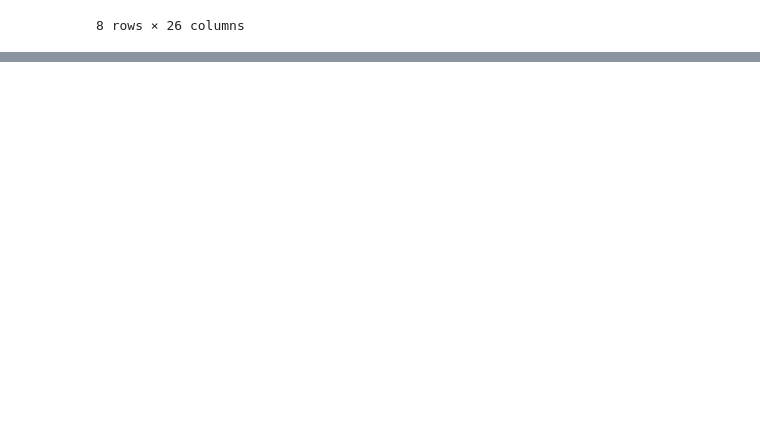
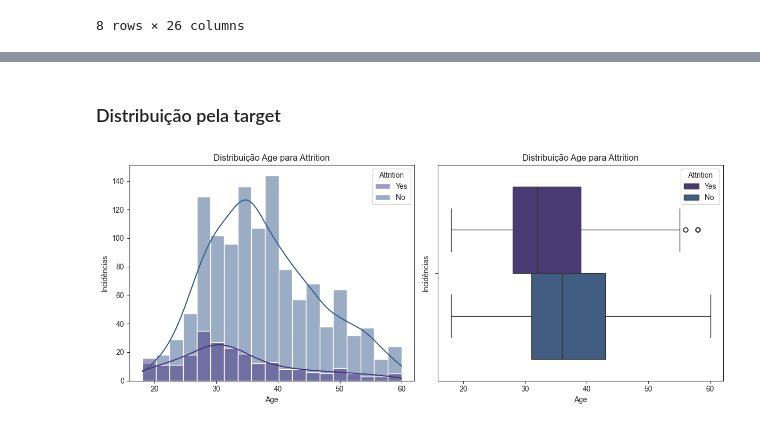
Before and after one commit to vitorsoier/Employee-churn, a Jupyter notebook: main.ipynb, the cells around one changed output, grey strips where cells are left out. Saved outputs shown, nothing was run; the diff lists cells and outputs as text; code cells hidden in the pictures; blank space fills up the shorter version.

Commit message:
Add seaborn in requirements and started making visualizations

```diff
--- a/main.ipynb
+++ b/main.ipynb
@@ -118,0 +135,27 @@ df.describe()
+# %% [markdown]
+### Distribuição pela target
+# %%
+def visualizacoes(data: pd.DataFrame, x : str, hue: str):
+
+    sns.set_style("ticks")
+    sns.set_palette("viridis")
+
+    fig, axs = plt.subplots(1, 2, figsize=(12, 5))
+
+    sns.histplot(data=data, x=x, hue=hue, kde=True, ax=axs[0])
+    axs[0].set_title(f'Distribuição {x} para {hue}')
+    axs[0].set_xlabel(f'{x}')
+    axs[0].set_ylabel('Incidências')
+
+    sns.boxplot(data=data, x=x, hue=hue, ax=axs[1])
+    axs[1].set_title(f'Distribuição {x} para {hue}')
+    axs[1].set_xlabel(f'{x}')
+    axs[1].set_ylabel('Incidências')
+
+    plt.tight_layout()
+
+    plt.show()
+# %%
+visualizacoes(df, 'Age', 'Attrition')
+# %% [output]
+[figure, added]
```
Also changed, not shown: parts of 5 cells of this notebook, 1 other file.
